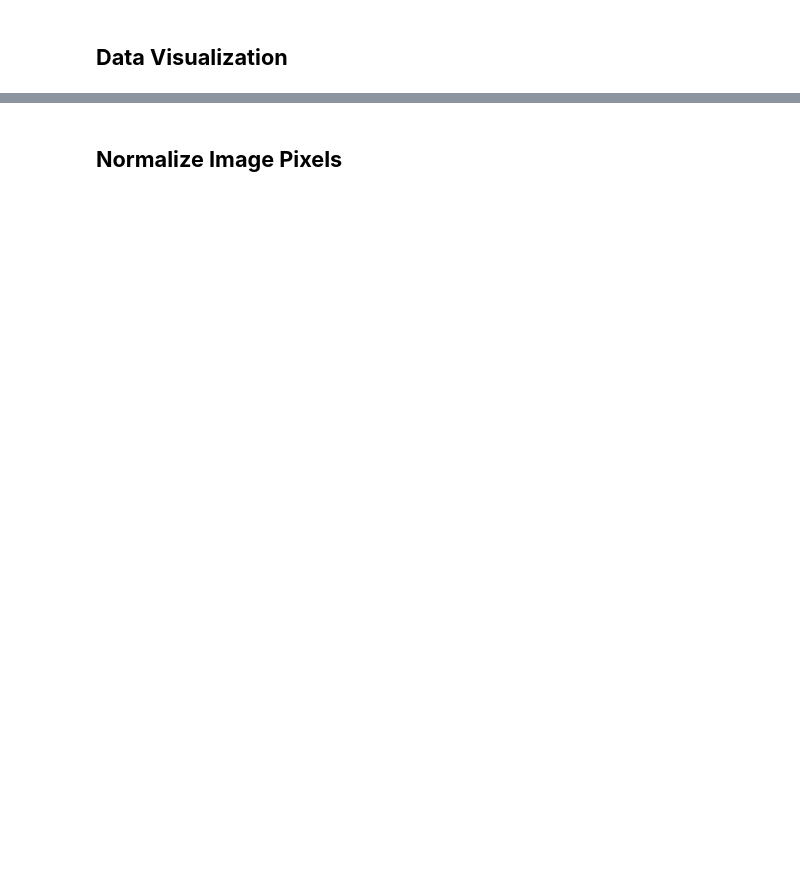
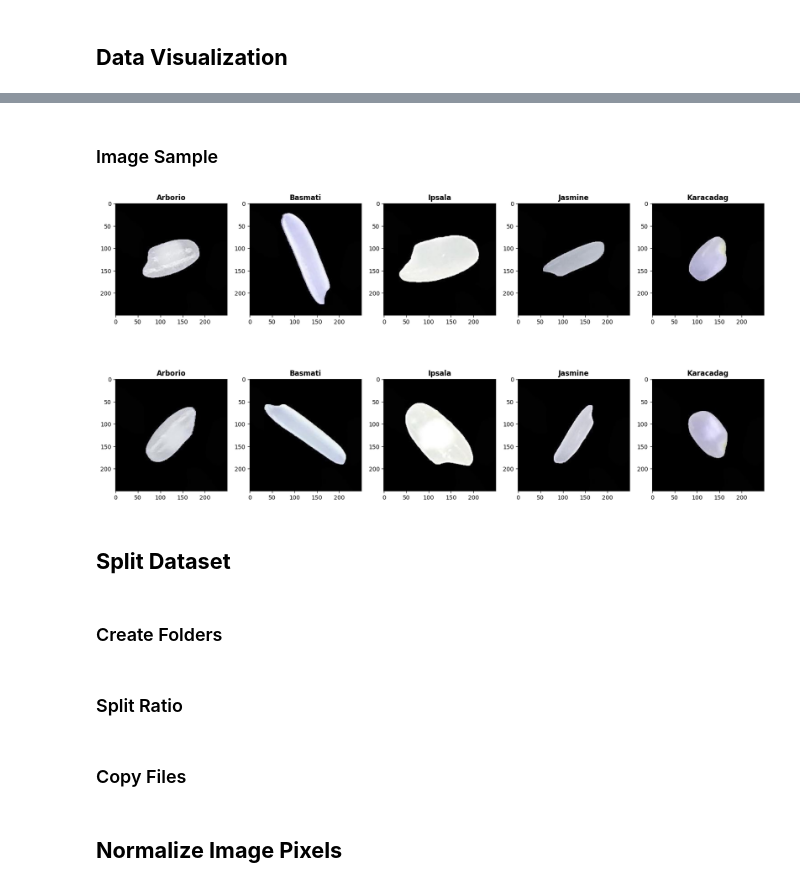
Before and after one commit to TjengIvanCahyadi/proyek-akhir-kecerdasan-buatan, a Jupyter notebook: klasifikasi_jenis_beras.ipynb, the cells around one changed output, grey strips where cells are left out. Saved outputs shown, nothing was run; the diff lists cells and outputs as text; code cells hidden in the pictures; blank space fills up the shorter version.

```diff
--- a/klasifikasi_jenis_beras.ipynb
+++ b/klasifikasi_jenis_beras.ipynb
@@ -56,2 +98,25 @@ Image Resolution: 250x250
+# %% [markdown]
+### Image Sample
+# %%
+fig = plt.figure(figsize = (20, 10))
+
+image_position = 0
+
+for j in range(2):
+    for index, folder in enumerate(rice_dataset.keys()):
+        image_position += 1
+        fig.add_subplot(2, 5, image_position)
+        plt.title(folder, fontweight='bold')
+        plt.imshow(img.imread(os.path.join(source_path, folder, rice_dataset[folder][random.randint(0,15000)])))
+# %% [output]
+[figure, added]
+# %% [markdown]
+## **Split Dataset**
+# %% [markdown]
+### Create Folders
+# %% [markdown]
+### Split Ratio
+# %% [markdown]
+### Copy Files
 # %% [markdown]
 ## **Normalize Image Pixels**
```
Also changed, not shown: parts of 11 cells of this notebook.
